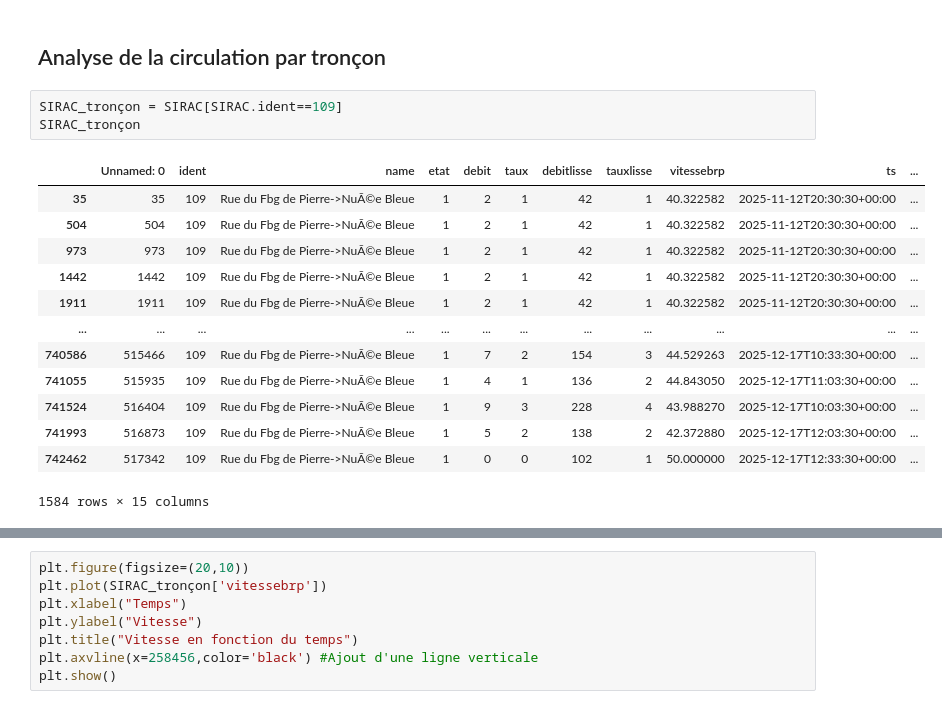
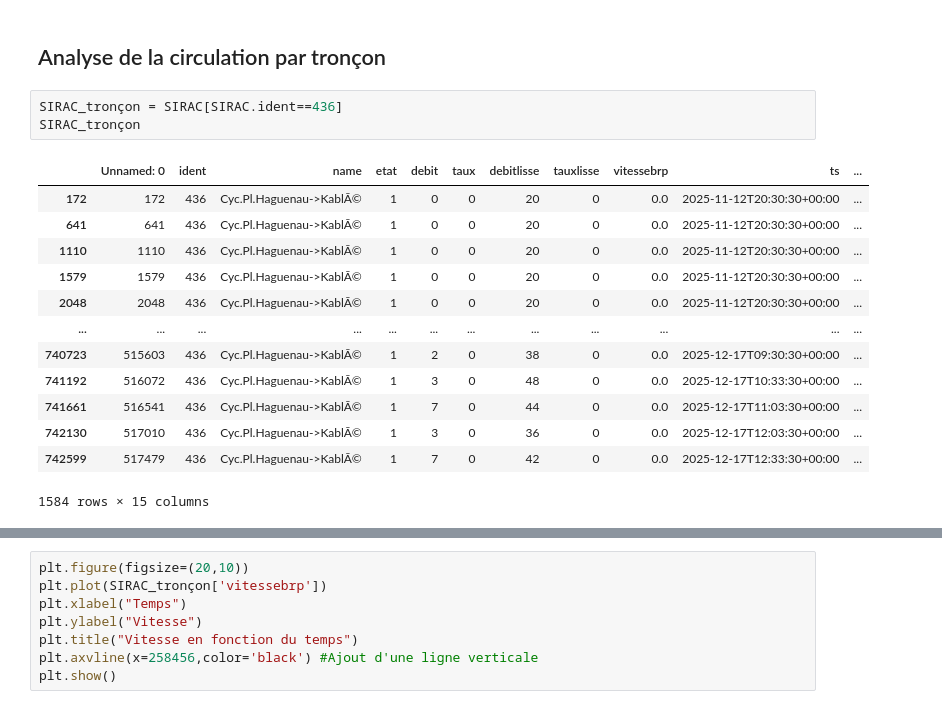
Before and after one commit to emiliejd/project_MCNDU, a Jupyter notebook: Exploitation_Graphique_Strasbourg.ipynb, the cells around one changed output, grey strips where cells are left out. Cells and saved outputs as stored; diff of their text form.

```diff
--- a/Exploitation_Graphique_Strasbourg.ipynb
+++ b/Exploitation_Graphique_Strasbourg.ipynb
@@ -58,21 +60,21 @@ memory usage: 85.0+ MB
 # %% [markdown]
 ## Analyse de la circulation par tronçon
 # %%
-SIRAC_tronçon = SIRAC[SIRAC.ident==109]
+SIRAC_tronçon = SIRAC[SIRAC.ident==436]
 SIRAC_tronçon
 # %% [output]
 |  | Unnamed: 0 | ident | name | etat | debit | taux | debitlisse | tauxlisse | vitessebrp | ts | ... |
-| 35 | 35 | 109 | Rue du Fbg de Pierre->NuÃ©e Bleue | 1 | 2 | 1 | 42 | 1 | 40.322582 | 2025-11-12T20:30:30+00:00 | ... |
-| 504 | 504 | 109 | Rue du Fbg de Pierre->NuÃ©e Bleue | 1 | 2 | 1 | 42 | 1 | 40.322582 | 2025-11-12T20:30:30+00:00 | ... |
-| 973 | 973 | 109 | Rue du Fbg de Pierre->NuÃ©e Bleue | 1 | 2 | 1 | 42 | 1 | 40.322582 | 2025-11-12T20:30:30+00:00 | ... |
-| 1442 | 1442 | 109 | Rue du Fbg de Pierre->NuÃ©e Bleue | 1 | 2 | 1 | 42 | 1 | 40.322582 | 2025-11-12T20:30:30+00:00 | ... |
-| 1911 | 1911 | 109 | Rue du Fbg de Pierre->NuÃ©e Bleue | 1 | 2 | 1 | 42 | 1 | 40.322582 | 2025-11-12T20:30:30+00:00 | ... |
+| 172 | 172 | 436 | Cyc.Pl.Haguenau->KablÃ© | 1 | 0 | 0 | 20 | 0 | 0.0 | 2025-11-12T20:30:30+00:00 | ... |
+| 641 | 641 | 436 | Cyc.Pl.Haguenau->KablÃ© | 1 | 0 | 0 | 20 | 0 | 0.0 | 2025-11-12T20:30:30+00:00 | ... |
+| 1110 | 1110 | 436 | Cyc.Pl.Haguenau->KablÃ© | 1 | 0 | 0 | 20 | 0 | 0.0 | 2025-11-12T20:30:30+00:00 | ... |
+| 1579 | 1579 | 436 | Cyc.Pl.Haguenau->KablÃ© | 1 | 0 | 0 | 20 | 0 | 0.0 | 2025-11-12T20:30:30+00:00 | ... |
+| 2048 | 2048 | 436 | Cyc.Pl.Haguenau->KablÃ© | 1 | 0 | 0 | 20 | 0 | 0.0 | 2025-11-12T20:30:30+00:00 | ... |
 | ... | ... | ... | ... | ... | ... | ... | ... | ... | ... | ... | ... |
-| 740586 | 515466 | 109 | Rue du Fbg de Pierre->NuÃ©e Bleue | 1 | 7 | 2 | 154 | 3 | 44.529263 | 2025-12-17T10:33:30+00:00 | ... |
-| 741055 | 515935 | 109 | Rue du Fbg de Pierre->NuÃ©e Bleue | 1 | 4 | 1 | 136 | 2 | 44.843050 | 2025-12-17T11:03:30+00:00 | ... |
-| 741524 | 516404 | 109 | Rue du Fbg de Pierre->NuÃ©e Bleue | 1 | 9 | 3 | 228 | 4 | 43.988270 | 2025-12-17T10:03:30+00:00 | ... |
-| 741993 | 516873 | 109 | Rue du Fbg de Pierre->NuÃ©e Bleue | 1 | 5 | 2 | 138 | 2 | 42.372880 | 2025-12-17T12:03:30+00:00 | ... |
-| 742462 | 517342 | 109 | Rue du Fbg de Pierre->NuÃ©e Bleue | 1 | 0 | 0 | 102 | 1 | 50.000000 | 2025-12-17T12:33:30+00:00 | ... |
+| 740723 | 515603 | 436 | Cyc.Pl.Haguenau->KablÃ© | 1 | 2 | 0 | 38 | 0 | 0.0 | 2025-12-17T09:30:30+00:00 | ... |
+| 741192 | 516072 | 436 | Cyc.Pl.Haguenau->KablÃ© | 1 | 3 | 0 | 48 | 0 | 0.0 | 2025-12-17T10:33:30+00:00 | ... |
+| 741661 | 516541 | 436 | Cyc.Pl.Haguenau->KablÃ© | 1 | 7 | 0 | 44 | 0 | 0.0 | 2025-12-17T11:03:30+00:00 | ... |
+| 742130 | 517010 | 436 | Cyc.Pl.Haguenau->KablÃ© | 1 | 3 | 0 | 36 | 0 | 0.0 | 2025-12-17T12:03:30+00:00 | ... |
+| 742599 | 517479 | 436 | Cyc.Pl.Haguenau->KablÃ© | 1 | 7 | 0 | 42 | 0 | 0.0 | 2025-12-17T12:33:30+00:00 | ... |
 1584 rows × 15 columns
 # %%
 plt.figure(figsize=(20,10))
```
Also changed, not shown: parts of 27 cells of this notebook.
